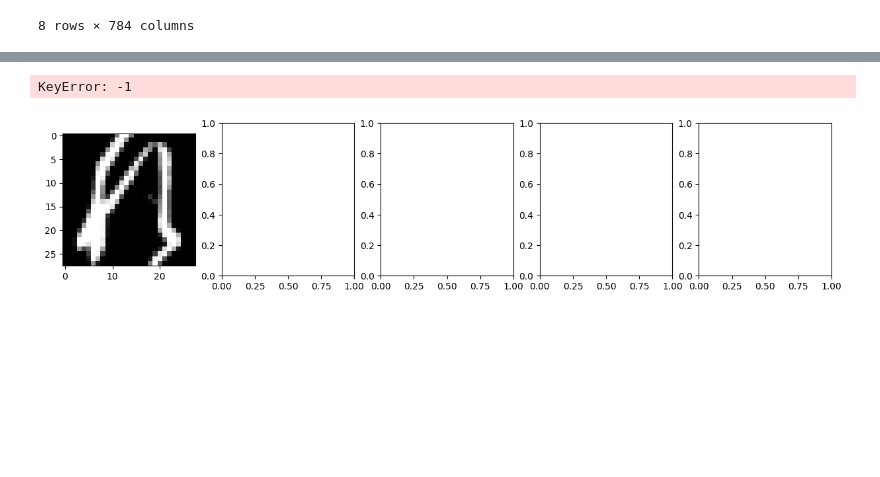
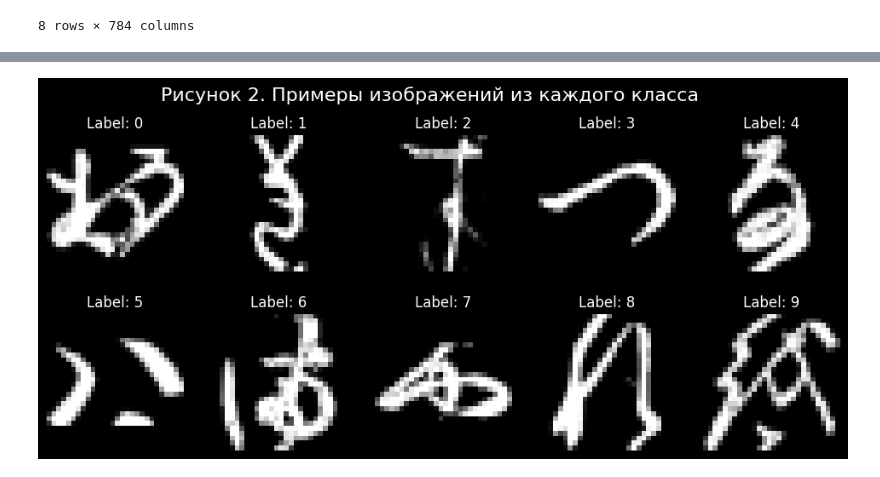
Before and after one commit to Artemonkey/ML_course_practice, a Jupyter notebook: 2. Clusterization models/japanese-heiroglyphs.ipynb, the cells around one changed output, grey strips where cells are left out. Drawn from its saved outputs; the diff is of its cells as text; code cells hidden in the pictures; blank space fills up the shorter version.

Commit message:
feat&doc: add data visualization, comments and translate text on images to russian

```diff
--- a/2. Clusterization models/japanese-heiroglyphs.ipynb
+++ b/2. Clusterization models/japanese-heiroglyphs.ipynb
@@ -82,6 +86,8 @@ df.head(5)
 5 rows × 785 columns
 # %% [markdown]
 ## Изучение датасета
+# %%
+plt.style.use('dark_background') # тёмная тема 😎
 # %%
 # число классов, размер изображений, количество объектов...
 print(f"Число классов: {df['class'].nunique()}")
@@ -123,0 +132,10 @@ print(f"Один пиксель изображения кодируется {df.
+# %%
+get_image = lambda row: row.drop('class').values.reshape(28, 28).astype(int)
+get_label = lambda row: row['class'].decode("utf-8") if isinstance(row['class'], bytes) else row['class']
+
+# Первая картинка в датасете
+imgplot = get_image(df.iloc[0])
+plt.imshow(imgplot, cmap="gray")
+plt.title(f"Класс: {get_label(df.iloc[0])}")
+plt.suptitle("Рисунок 1. Пример изображения из датасета", fontsize=16)
+plt.show()
@@ -124,14 +144,29 @@ print(f"Один пиксель изображения кодируется {df.
 # %%
 # Визуализация изображений
-get_image = lambda row: row[:-1].values.reshape(28, 28).astype(int)
-get_label = lambda row: row[-1].decode("utf-8")
+def show_df_classes(df: pd.DataFrame, header: str) -> None:
+    df_each_class = df.groupby('class').first().reset_index()  # Получаем по одному примеру для каждого класса
 
-fig, axes = plt.subplots(1, 5, figsize=(15, 3))
-for i, ax in enumerate(axes):
-    ax.imshow(get_image(df.iloc[i]), cmap="gray")
-    ax.set_title(f"Label: {get_label(df.iloc[i])}")
-    ax.axis("off")
-plt.show()
+    class_list_encoded = df['class'].unique()
+    if isinstance(class_list_encoded[0], bytes):  # Проверяем, являются ли метки байтовыми строками
+        class_list = [label.decode("utf-8") for label in class_list_encoded]
+    else:
+        class_list = class_list_encoded.tolist()
+    fig, axes = plt.subplots(2, 5, figsize=(12, 5))
+    fig.suptitle(header, fontsize=16)
+
+    for i, ax in enumerate(axes.flatten()): # оси сглажены в одномерный массив для вывода через imshow
+        datapoint = df_each_class.iloc[i]
+        label = get_label(datapoint)
+        classes_to_show = class_list
+
+        if label in classes_to_show:
+            ax.imshow(get_image(datapoint), cmap="gray")
+            ax.set_title(f"Label: {label}")
+            ax.axis("off")
+            classes_to_show.remove(label)
+
+    plt.show()
+
+show_df_classes(df, "Рисунок 2. Примеры изображений из каждого класса")
 # %% [output]
-KeyError: -1
-[figure, old version]
+[figure, new version]
```
Also changed, not shown: parts of 14 cells of this notebook, 2 other files.
